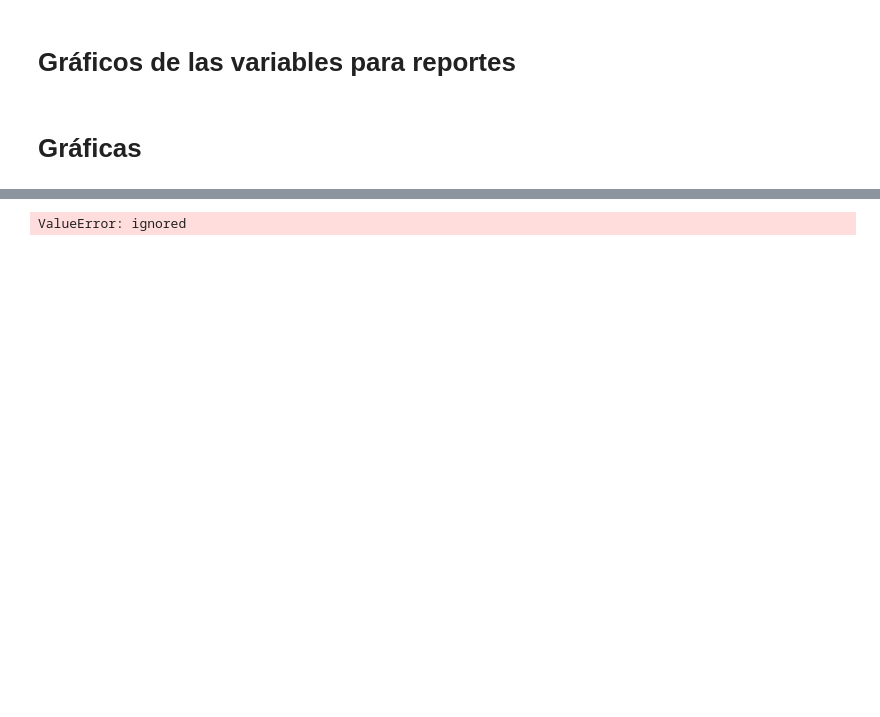
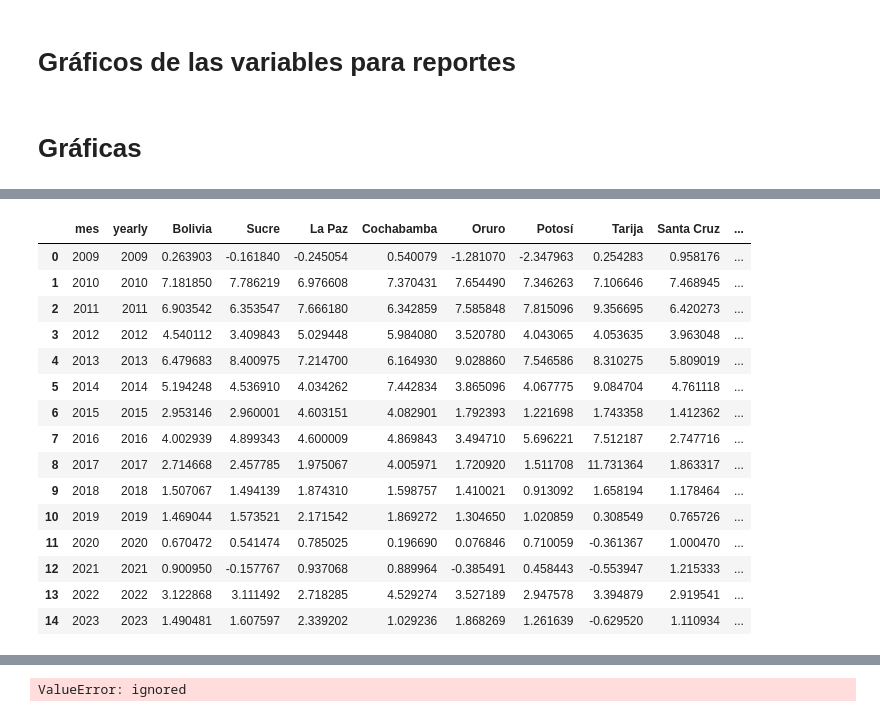
Before and after one commit to cesar-ramosh/Gobernanzas-de-datos, a Jupyter notebook: Sector_Precios.ipynb, the cells around one changed output, grey strips where cells are left out. Cells and saved outputs as stored; diff of their text form; code cells hidden in the pictures; blank space fills up the shorter version.

```diff
--- a/Sector_Precios.ipynb
+++ b/Sector_Precios.ipynb
@@ -531,0 +600,27 @@ fig.show()
+# %%
+
+from pandas._libs.tslibs.period import Period
+df2 = depto_icum_last_year_value.query('yearly >= 2009').filter(items=['yearly', 'Bolivia','Sucre','La Paz',	'Cochabamba',	'Oruro',	'Potosí',	'Tarija',	'Santa Cruz',	'Beni',	'Pando']).reset_index()
+df2['mescp'] = 1
+df2.loc[df2['yearly']<2006, 'mescp'] = 0
+df2.loc[df2['yearly']==2020, 'mescp'] = 0
+df2['colors'] = '#d1ceeb'
+df2.loc[df2['mescp'] > 0, 'colors'] = '#090382'
+df2.tail(20)
+# %% [output]
+|  | mes | yearly | Bolivia | Sucre | La Paz | Cochabamba | Oruro | Potosí | Tarija | Santa Cruz | ... |
+| 0 | 2009 | 2009 | 0.263903 | -0.161840 | -0.245054 | 0.540079 | -1.281070 | -2.347963 | 0.254283 | 0.958176 | ... |
+| 1 | 2010 | 2010 | 7.181850 | 7.786219 | 6.976608 | 7.370431 | 7.654490 | 7.346263 | 7.106646 | 7.468945 | ... |
+| 2 | 2011 | 2011 | 6.903542 | 6.353547 | 7.666180 | 6.342859 | 7.585848 | 7.815096 | 9.356695 | 6.420273 | ... |
+| 3 | 2012 | 2012 | 4.540112 | 3.409843 | 5.029448 | 5.984080 | 3.520780 | 4.043065 | 4.053635 | 3.963048 | ... |
+| 4 | 2013 | 2013 | 6.479683 | 8.400975 | 7.214700 | 6.164930 | 9.028860 | 7.546586 | 8.310275 | 5.809019 | ... |
+| 5 | 2014 | 2014 | 5.194248 | 4.536910 | 4.034262 | 7.442834 | 3.865096 | 4.067775 | 9.084704 | 4.761118 | ... |
+| 6 | 2015 | 2015 | 2.953146 | 2.960001 | 4.603151 | 4.082901 | 1.792393 | 1.221698 | 1.743358 | 1.412362 | ... |
+| 7 | 2016 | 2016 | 4.002939 | 4.899343 | 4.600009 | 4.869843 | 3.494710 | 5.696221 | 7.512187 | 2.747716 | ... |
+| 8 | 2017 | 2017 | 2.714668 | 2.457785 | 1.975067 | 4.005971 | 1.720920 | 1.511708 | 11.731364 | 1.863317 | ... |
+| 9 | 2018 | 2018 | 1.507067 | 1.494139 | 1.874310 | 1.598757 | 1.410021 | 0.913092 | 1.658194 | 1.178464 | ... |
+| 10 | 2019 | 2019 | 1.469044 | 1.573521 | 2.171542 | 1.869272 | 1.304650 | 1.020859 | 0.308549 | 0.765726 | ... |
+| 11 | 2020 | 2020 | 0.670472 | 0.541474 | 0.785025 | 0.196690 | 0.076846 | 0.710059 | -0.361367 | 1.000470 | ... |
+| 12 | 2021 | 2021 | 0.900950 | -0.157767 | 0.937068 | 0.889964 | -0.385491 | 0.458443 | -0.553947 | 1.215333 | ... |
+| 13 | 2022 | 2022 | 3.122868 | 3.111492 | 2.718285 | 4.529274 | 3.527189 | 2.947578 | 3.394879 | 2.919541 | ... |
+| 14 | 2023 | 2023 | 1.490481 | 1.607597 | 2.339202 | 1.029236 | 1.868269 | 1.261639 | -0.629520 | 1.110934 | ... |
```
Also changed, not shown: parts of 7 cells of this notebook.
